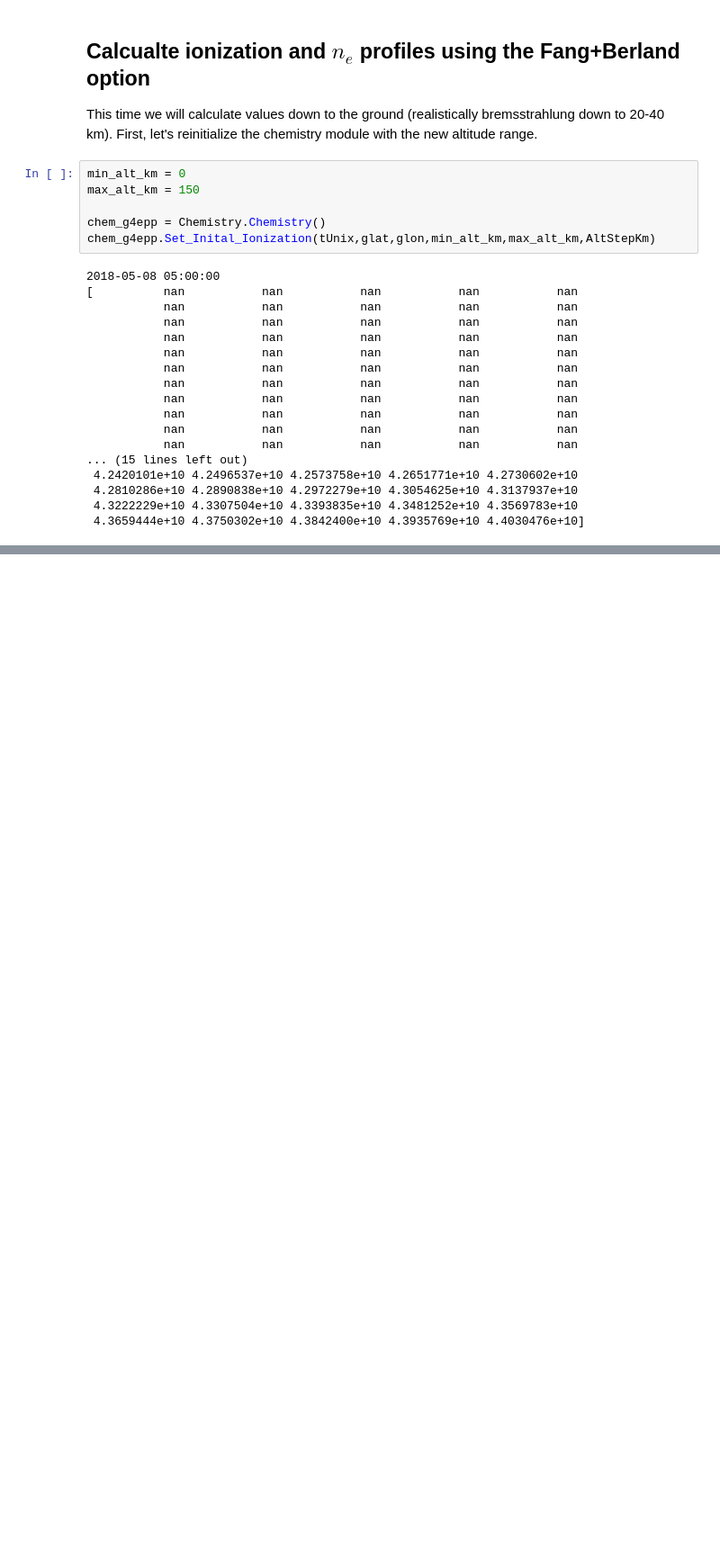
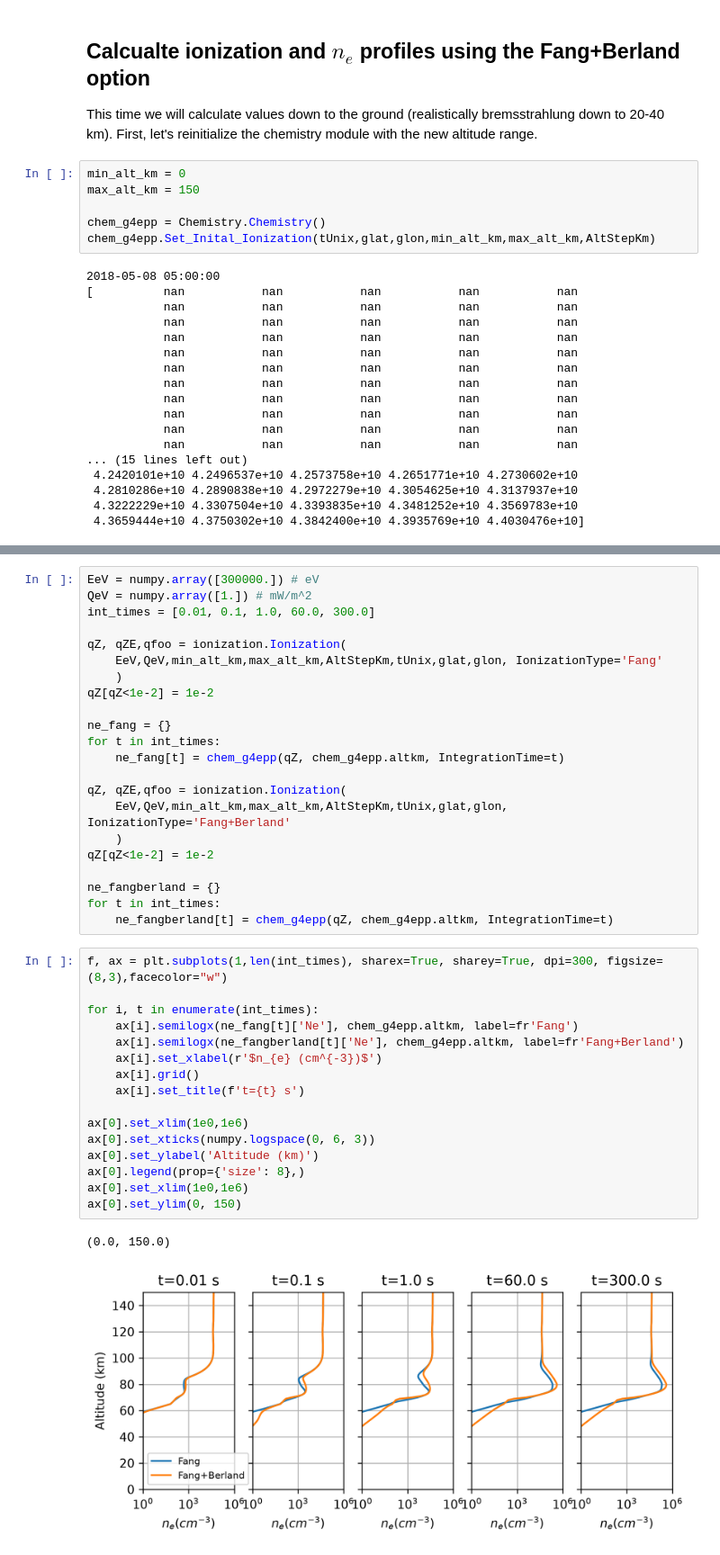
Before and after one commit to mshumko/pyGPI5, a Jupyter notebook: tutorials/RunExamples.ipynb, the cells around one changed output, grey strips where cells are left out. Shown at 90% size. Cells and saved outputs as stored; diff of their text form; blank space fills up the shorter version.

```diff
--- a/tutorials/RunExamples.ipynb
+++ b/tutorials/RunExamples.ipynb
@@ -389,0 +394,41 @@ plt.legend(ncols=4, bbox_to_anchor=(-0.25, -0.2), loc='upper center')
+# %%
+EeV = numpy.array([300000.]) # eV
+QeV = numpy.array([1.]) # mW/m^2
+int_times = [0.01, 0.1, 1.0, 60.0, 300.0]
+
+qZ, qZE,qfoo = ionization.Ionization(
+    EeV,QeV,min_alt_km,max_alt_km,AltStepKm,tUnix,glat,glon, IonizationType='Fang'
+    )
+qZ[qZ<1e-2] = 1e-2
+
+ne_fang = {}
+for t in int_times:
+    ne_fang[t] = chem_g4epp(qZ, chem_g4epp.altkm, IntegrationTime=t)
+
+qZ, qZE,qfoo = ionization.Ionization(
+    EeV,QeV,min_alt_km,max_alt_km,AltStepKm,tUnix,glat,glon, IonizationType='Fang+Berland'
+    )
+qZ[qZ<1e-2] = 1e-2
+
+ne_fangberland = {}
+for t in int_times:
+    ne_fangberland[t] = chem_g4epp(qZ, chem_g4epp.altkm, IntegrationTime=t)
+# %%
+f, ax = plt.subplots(1,len(int_times), sharex=True, sharey=True, dpi=300, figsize=(8,3),facecolor="w")
+
+for i, t in enumerate(int_times):
+    ax[i].semilogx(ne_fang[t]['Ne'], chem_g4epp.altkm, label=fr'Fang')
+    ax[i].semilogx(ne_fangberland[t]['Ne'], chem_g4epp.altkm, label=fr'Fang+Berland')
+    ax[i].set_xlabel(r'$n_{e} (cm^{-3})$')
+    ax[i].grid()
+    ax[i].set_title(f't={t} s')
+
+ax[0].set_xlim(1e0,1e6)
+ax[0].set_xticks(numpy.logspace(0, 6, 3))
+ax[0].set_ylabel('Altitude (km)')
+ax[0].legend(prop={'size': 8},)
+ax[0].set_xlim(1e0,1e6)
+ax[0].set_ylim(0, 150)
+# %% [output]
+(0.0, 150.0)
+[figure, added]
```
Also changed, not shown: parts of 4 cells of this notebook, 2 other files.
